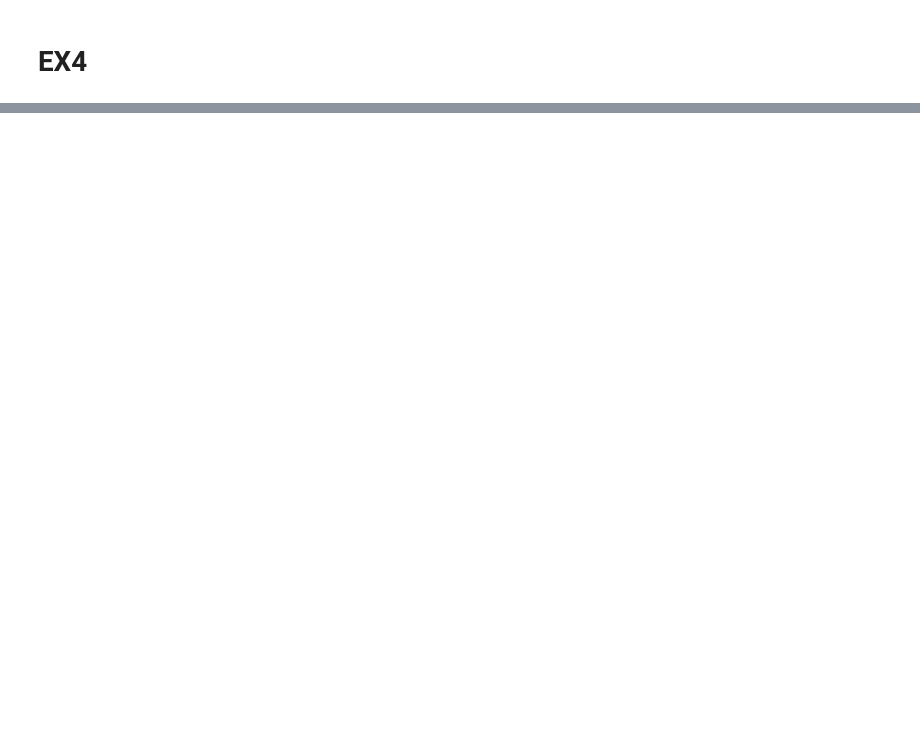
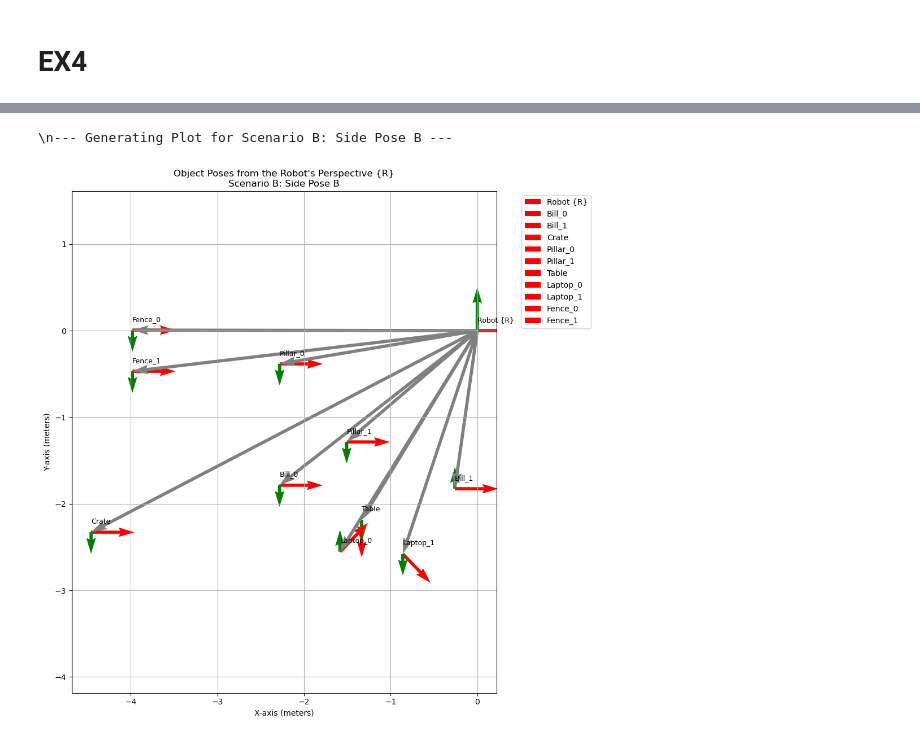
Before and after one commit to ARRETdaniel/25-2_robotica-movel, a Jupyter notebook: T1/TP1.ipynb, the cells around one changed output, grey strips where cells are left out. Cells and saved outputs as stored; diff of their text form; code cells hidden in the pictures; blank space fills up the shorter version.

```diff
--- a/T1/TP1.ipynb
+++ b/T1/TP1.ipynb
@@ -392,0 +284,6 @@ calculate_and_plot_relative_poses(connector, "Scenario C: Rear Pose (180° Rotat
+# %%
+print("\\n--- Generating Plot for Scenario B: Side Pose B ---")
+calculate_and_plot_relative_poses(connector, object_handles, "Scenario B: Side Pose B")
+# %% [output]
+\n--- Generating Plot for Scenario B: Side Pose B ---
+[figure, added]
```
Also changed, not shown: parts of 10 cells of this notebook.
